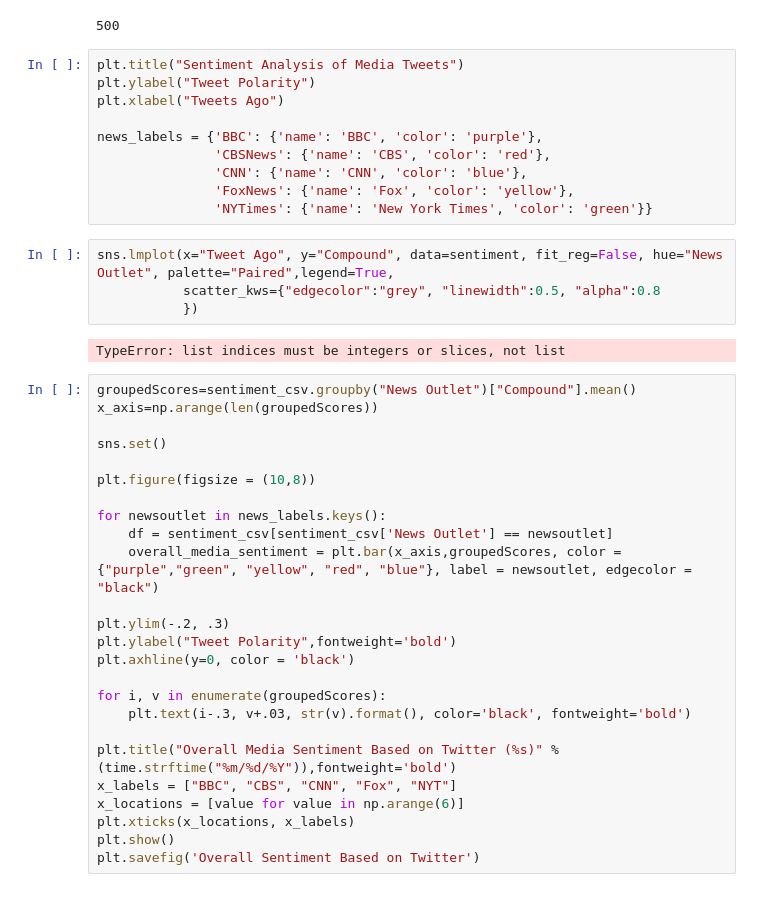
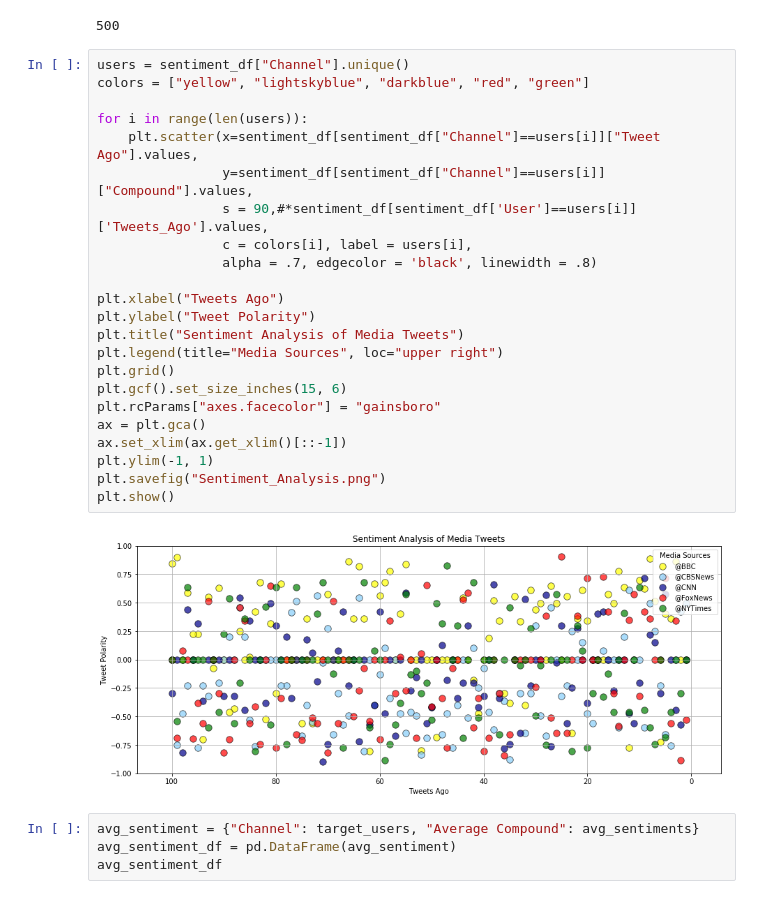
Before and after one commit to nlove21/twitter-news-analysis, a Jupyter notebook: newsAnalysis.ipynb, the cells around one changed output. Drawn from its saved outputs; the diff is of its cells as text.

```diff
--- a/newsAnalysis.ipynb
+++ b/newsAnalysis.ipynb
@@ -80,44 +90,32 @@ sentiment_df.to_csv("NewsMood.csv")
 len(text)
 # %% [output]
 500
-# %%
-plt.title("Sentiment Analysis of Media Tweets")
-plt.ylabel("Tweet Polarity")
-plt.xlabel("Tweets Ago")
-
-news_labels = {'BBC': {'name': 'BBC', 'color': 'purple'},
-               'CBSNews': {'name': 'CBS', 'color': 'red'},
-               'CNN': {'name': 'CNN', 'color': 'blue'},
-               'FoxNews': {'name': 'Fox', 'color': 'yellow'},
-               'NYTimes': {'name': 'New York Times', 'color': 'green'}}
-# %%
-sns.lmplot(x="Tweet Ago", y="Compound", data=sentiment, fit_reg=False, hue="News Outlet", palette="Paired",legend=True,
-           scatter_kws={"edgecolor":"grey", "linewidth":0.5, "alpha":0.8
-           })
-# %% [output]
-TypeError: list indices must be integers or slices, not list
-# %%
-groupedScores=sentiment_csv.groupby("News Outlet")["Compound"].mean()
-x_axis=np.arange(len(groupedScores))
-
-sns.set()
-
-plt.figure(figsize = (10,8))
-
-for newsoutlet in news_labels.keys():
-    df = sentiment_csv[sentiment_csv['News Outlet'] == newsoutlet]
-    overall_media_sentiment = plt.bar(x_axis,groupedScores, color = {"purple","green", "yellow", "red", "blue"}, label = newsoutlet, edgecolor = "black")
-
-plt.ylim(-.2, .3)
-plt.ylabel("Tweet Polarity",fontweight='bold')
-plt.axhline(y=0, color = 'black')
-
-for i, v in enumerate(groupedScores):
-    plt.text(i-.3, v+.03, str(v).format(), color='black', fontweight='bold')
-
-plt.title("Overall Media Sentiment Based on Twitter (%s)" % (time.strftime("%m/%d/%Y")),fontweight='bold')
-x_labels = ["BBC", "CBS", "CNN", "Fox", "NYT"]
-x_locations = [value for value in np.arange(6)]
-plt.xticks(x_locations, x_labels)
-plt.show()
-plt.savefig('Overall Sentiment Based on Twitter')
+# %%
+users = sentiment_df["Channel"].unique()
+colors = ["yellow", "lightskyblue", "darkblue", "red", "green"]
+
+for i in range(len(users)):
+    plt.scatter(x=sentiment_df[sentiment_df["Channel"]==users[i]]["Tweet Ago"].values,
+                y=sentiment_df[sentiment_df["Channel"]==users[i]]["Compound"].values,
+                s = 90,#*sentiment_df[sentiment_df['User']==users[i]]['Tweets_Ago'].values,
+                c = colors[i], label = users[i],
+                alpha = .7, edgecolor = 'black', linewidth = .8)
+
+plt.xlabel("Tweets Ago")
+plt.ylabel("Tweet Polarity")
+plt.title("Sentiment Analysis of Media Tweets")
+plt.legend(title="Media Sources", loc="upper right")
+plt.grid()
+plt.gcf().set_size_inches(15, 6)
+plt.rcParams["axes.facecolor"] = "gainsboro"
+ax = plt.gca()
+ax.set_xlim(ax.get_xlim()[::-1])
+plt.ylim(-1, 1)
+plt.savefig("Sentiment_Analysis.png")
+plt.show()
+# %% [output]
+[figure, added]
+# %%
+avg_sentiment = {"Channel": target_users, "Average Compound": avg_sentiments}
+avg_sentiment_df = pd.DataFrame(avg_sentiment)
+avg_sentiment_df
```
Also changed, not shown: parts of 5 cells of this notebook, 3 other files.
